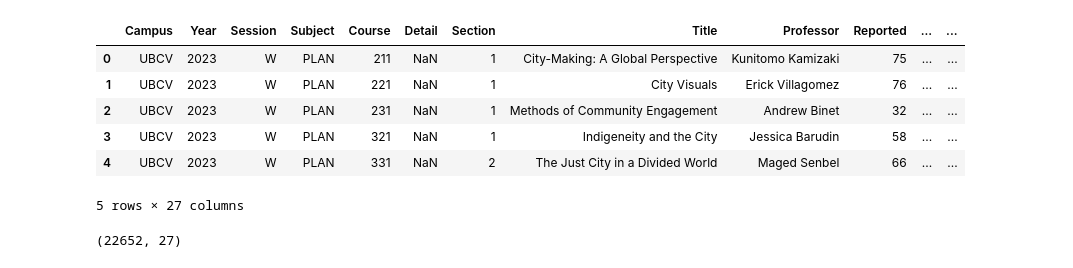
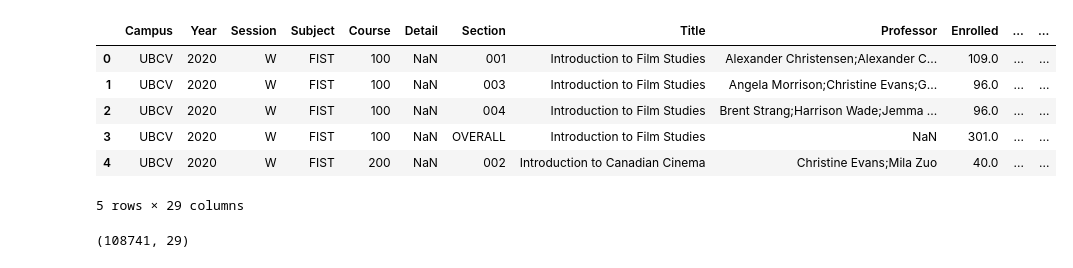
Before and after one commit to adrianlamdev/ubc-analytics, a Jupyter notebook: analysis/notebooks/main.ipynb, the cells around one changed output. Saved outputs shown, nothing was run; the diff lists cells and outputs as text; code cells hidden in the pictures.

```diff
--- a/analysis/notebooks/main.ipynb
+++ b/analysis/notebooks/main.ipynb
@@ -14,29 +13,31 @@ from sklearn.model_selection import TimeSeriesSplit, cross_val_score, Randomized
 from sklearn.linear_model import Ridge
 # %%
-file_path = "../data/ubc-pair-grade-data/tableau-dashboard-v2/UBCV"
+base_path = "../data/ubc-pair-grade-data"
+file_paths = ["tableau-dashboard/UBCV", "tableau-dashboard-v2/UBCV"]
 
 df = pd.DataFrame()
 
-for year_folder in os.listdir(file_path):
-    for file in os.listdir(os.path.join(file_path, year_folder)):
-        if file.endswith(".csv"):
-            df = pd.concat([df, pd.read_csv(os.path.join(file_path, year_folder, file))])
+for file_path in file_paths:
+    for year_folder in os.listdir(os.path.join(base_path, file_path)):
+        for file in os.listdir(os.path.join(base_path, file_path, year_folder)):
+            if file.endswith(".csv"):
+                df = pd.concat([df, pd.read_csv(os.path.join(base_path, file_path, year_folder, file))])
 
-df.to_csv("../data/ubcv_grades_tableau_v2.csv", index=False)
+df.to_csv("../data/ubcv_grades_tableau_all.csv", index=False)
 
 display(df.head())
 # %% [output]
-|  | Campus | Year | Session | Subject | Course | Detail | Section | Title | Professor | Reported | ... | ... |
-| 0 | UBCV | 2023 | W | PLAN | 211 | NaN | 1 | City-Making: A Global Perspective | Kunitomo Kamizaki | 75 | ... | ... |
-| 1 | UBCV | 2023 | W | PLAN | 221 | NaN | 1 | City Visuals | Erick Villagomez | 76 | ... | ... |
-| 2 | UBCV | 2023 | W | PLAN | 231 | NaN | 1 | Methods of Community Engagement | Andrew Binet | 32 | ... | ... |
-| 3 | UBCV | 2023 | W | PLAN | 321 | NaN | 1 | Indigeneity and the City | Jessica Barudin | 58 | ... | ... |
-| 4 | UBCV | 2023 | W | PLAN | 331 | NaN | 2 | The Just City in a Divided World | Maged Senbel | 66 | ... | ... |
+|  | Campus | Year | Session | Subject | Course | Detail | Section | Title | Professor | Enrolled | ... | ... |
+| 0 | UBCV | 2020 | W | FIST | 100 | NaN | 001 | Introduction to Film Studies | Alexander Christensen;Alexander C... | 109.0 | ... | ... |
+| 1 | UBCV | 2020 | W | FIST | 100 | NaN | 003 | Introduction to Film Studies | Angela Morrison;Christine Evans;G... | 96.0 | ... | ... |
+| 2 | UBCV | 2020 | W | FIST | 100 | NaN | 004 | Introduction to Film Studies | Brent Strang;Harrison Wade;Jemma ... | 96.0 | ... | ... |
+| 3 | UBCV | 2020 | W | FIST | 100 | NaN | OVERALL | Introduction to Film Studies | NaN | 301.0 | ... | ... |
+| 4 | UBCV | 2020 | W | FIST | 200 | NaN | 002 | Introduction to Canadian Cinema | Christine Evans;Mila Zuo | 40.0 | ... | ... |
-5 rows × 27 columns
+5 rows × 29 columns
 # %%
 df.shape
 # %% [output]
-(22652, 27)
+(108741, 29)
 # %%
 df.describe()
 # %% [output]
```
Also changed, not shown: parts of 17 cells of this notebook, 1 other file.
